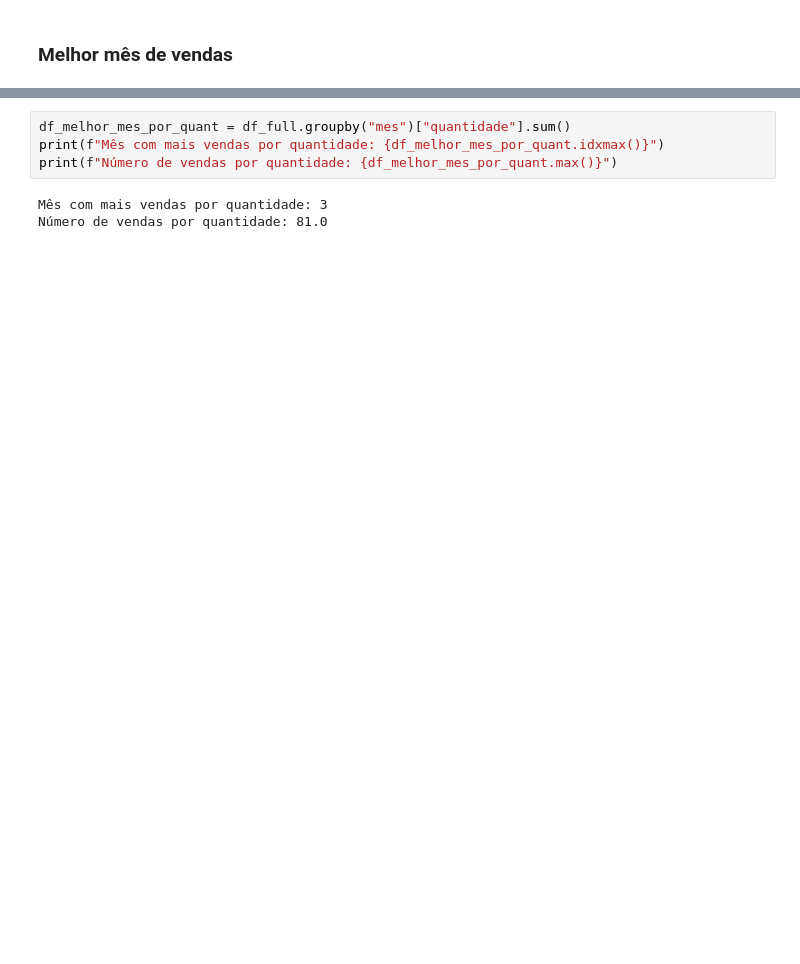
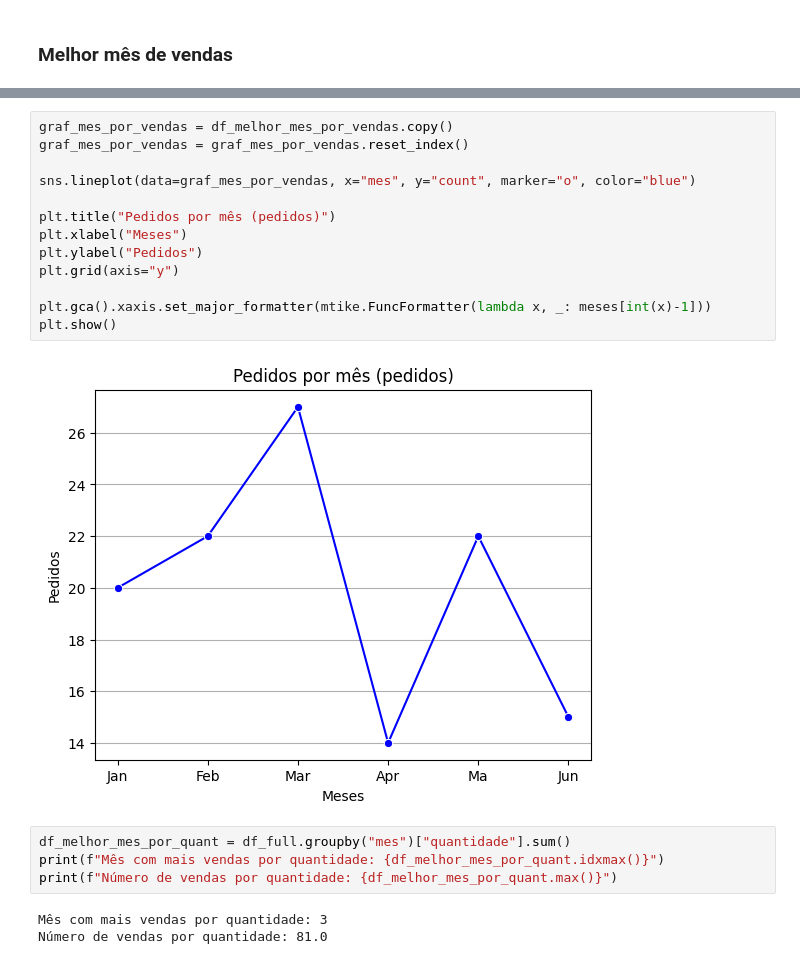
Before and after one commit to GustavoTML/sales-data-analysis-pandas, a Jupyter notebook: analise_nivel_3/dataframe_nivel_3.ipynb, the cells around one changed output, grey strips where cells are left out. Cells and saved outputs as stored; diff of their text form; blank space fills up the shorter version.

```diff
--- a/analise_nivel_3/dataframe_nivel_3.ipynb
+++ b/analise_nivel_3/dataframe_nivel_3.ipynb
@@ -250,3 +275,18 @@ Número de vendas: 27
+# %%
+graf_mes_por_vendas = df_melhor_mes_por_vendas.copy()
+graf_mes_por_vendas = graf_mes_por_vendas.reset_index()
+
+sns.lineplot(data=graf_mes_por_vendas, x="mes", y="count", marker="o", color="blue")
+
+plt.title("Pedidos por mês (pedidos)")
+plt.xlabel("Meses")
+plt.ylabel("Pedidos")
+plt.grid(axis="y")
+
+plt.gca().xaxis.set_major_formatter(mtike.FuncFormatter(lambda x, _: meses[int(x)-1]))
+plt.show()
+# %% [output]
+[figure, added]
 # %%
 df_melhor_mes_por_quant = df_full.groupby("mes")["quantidade"].sum()
 print(f"Mês com mais vendas por quantidade: {df_melhor_mes_por_quant.idxmax()}")
```
Also changed, not shown: parts of 9 cells of this notebook.
